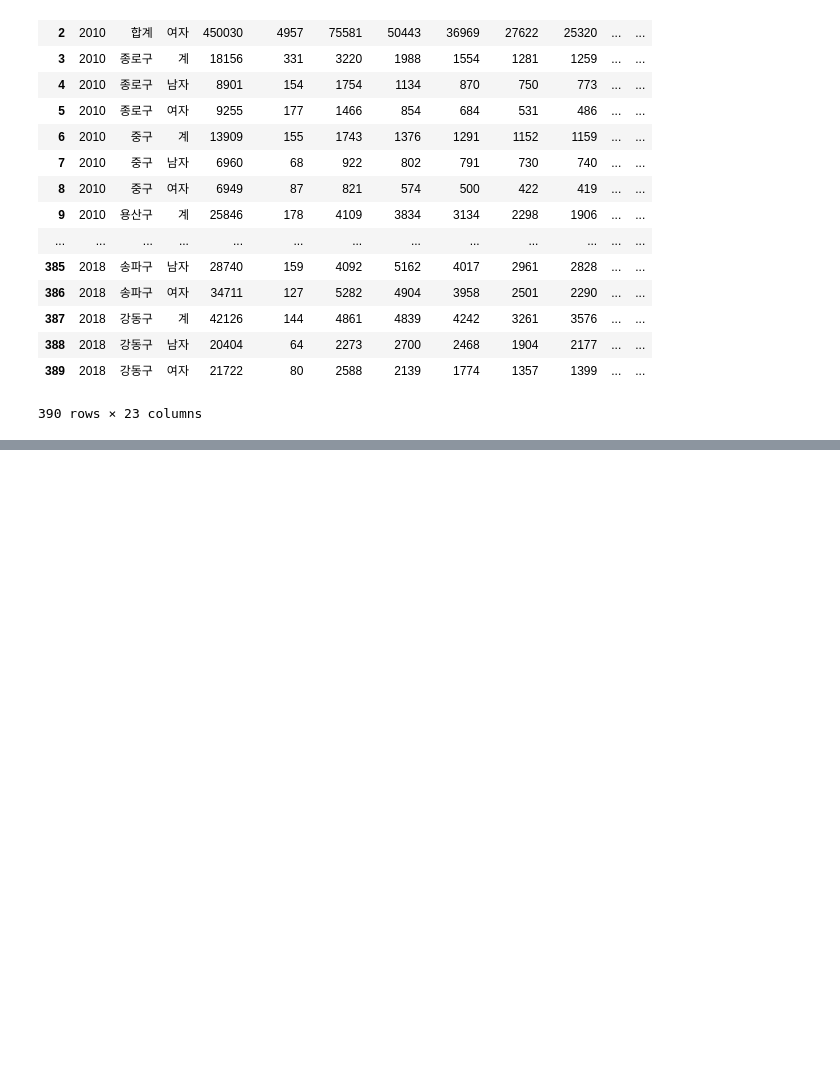
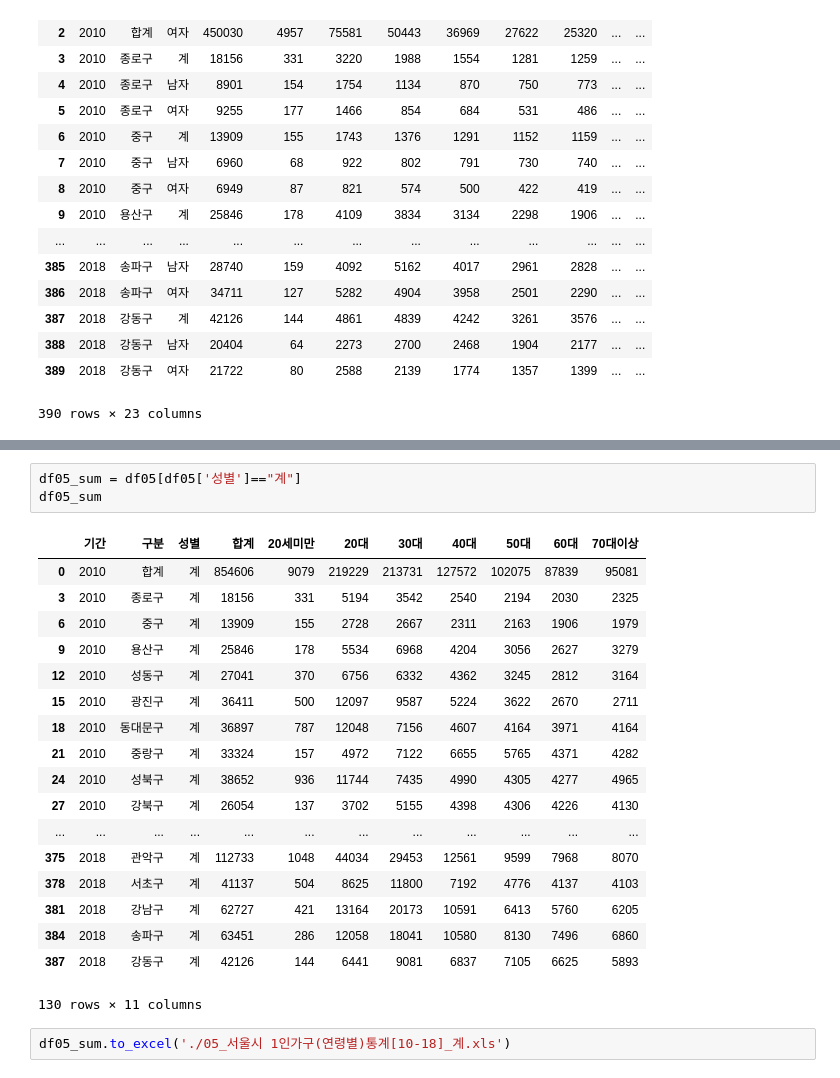
Before and after one commit to Kohayoung/shelter_dog, a Jupyter notebook: 1211_표 병합_beom.ipynb, the cells around one changed output, grey strips where cells are left out. Drawn from its saved outputs; the diff is of its cells as text; blank space fills up the shorter version.

```diff
--- a/1211_표 병합_beom.ipynb
+++ b/1211_표 병합_beom.ipynb
@@ -520,0 +536,24 @@ AttributeError: 'Series' object has no attribute 'get_axis_name'
+# %%
+df05_sum = df05[df05['성별']=="계"]
+df05_sum
+# %% [output]
+|  | 기간 | 구분 | 성별 | 합계 | 20세미만 | 20대 | 30대 | 40대 | 50대 | 60대 | 70대이상 |
+| 0 | 2010 | 합계 | 계 | 854606 | 9079 | 219229 | 213731 | 127572 | 102075 | 87839 | 95081 |
+| 3 | 2010 | 종로구 | 계 | 18156 | 331 | 5194 | 3542 | 2540 | 2194 | 2030 | 2325 |
+| 6 | 2010 | 중구 | 계 | 13909 | 155 | 2728 | 2667 | 2311 | 2163 | 1906 | 1979 |
+| 9 | 2010 | 용산구 | 계 | 25846 | 178 | 5534 | 6968 | 4204 | 3056 | 2627 | 3279 |
+| 12 | 2010 | 성동구 | 계 | 27041 | 370 | 6756 | 6332 | 4362 | 3245 | 2812 | 3164 |
+| 15 | 2010 | 광진구 | 계 | 36411 | 500 | 12097 | 9587 | 5224 | 3622 | 2670 | 2711 |
+| 18 | 2010 | 동대문구 | 계 | 36897 | 787 | 12048 | 7156 | 4607 | 4164 | 3971 | 4164 |
+| 21 | 2010 | 중랑구 | 계 | 33324 | 157 | 4972 | 7122 | 6655 | 5765 | 4371 | 4282 |
+| 24 | 2010 | 성북구 | 계 | 38652 | 936 | 11744 | 7435 | 4990 | 4305 | 4277 | 4965 |
+| 27 | 2010 | 강북구 | 계 | 26054 | 137 | 3702 | 5155 | 4398 | 4306 | 4226 | 4130 |
+| ... | ... | ... | ... | ... | ... | ... | ... | ... | ... | ... | ... |
+| 375 | 2018 | 관악구 | 계 | 112733 | 1048 | 44034 | 29453 | 12561 | 9599 | 7968 | 8070 |
+| 378 | 2018 | 서초구 | 계 | 41137 | 504 | 8625 | 11800 | 7192 | 4776 | 4137 | 4103 |
+| 381 | 2018 | 강남구 | 계 | 62727 | 421 | 13164 | 20173 | 10591 | 6413 | 5760 | 6205 |
+| 384 | 2018 | 송파구 | 계 | 63451 | 286 | 12058 | 18041 | 10580 | 8130 | 7496 | 6860 |
+| 387 | 2018 | 강동구 | 계 | 42126 | 144 | 6441 | 9081 | 6837 | 7105 | 6625 | 5893 |
+130 rows × 11 columns
+# %%
+df05_sum.to_excel('./05_서울시 1인가구(연령별)통계[10-18]_계.xls')
```
Also changed, not shown: parts of 6 cells of this notebook, 3 other files.
